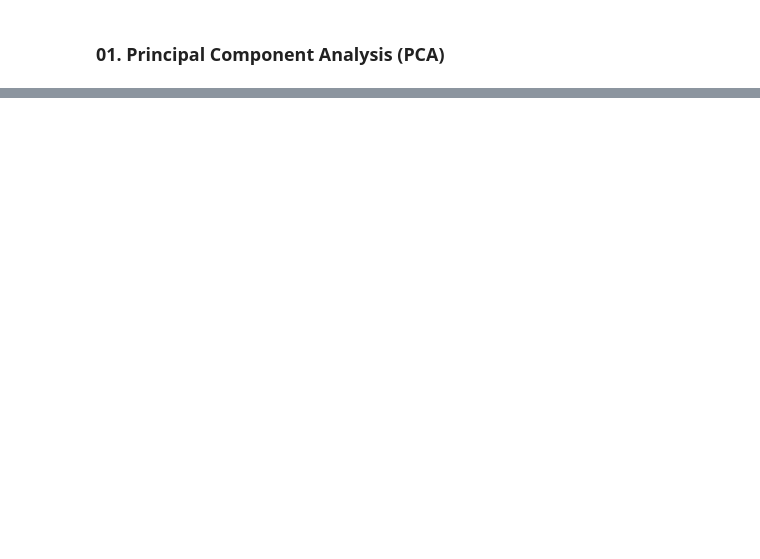
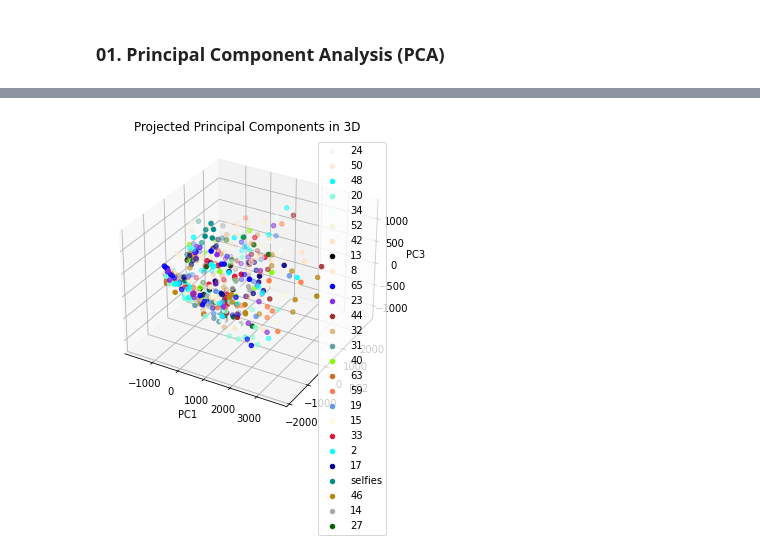
Before and after one commit to tanfiona/FaceRecognitionAnalysis, a Jupyter notebook: ee5907_ca2.ipynb, the cells around one changed output, grey strips where cells are left out. Saved outputs shown, nothing was run; the diff lists cells and outputs as text; code cells hidden in the pictures; blank space fills up the shorter version.

```diff
--- a/ee5907_ca2.ipynb
+++ b/ee5907_ca2.ipynb
@@ -86,0 +229,6 @@ print(pca.singular_values_)
+# %%
+# visualise projected data vector in 3d plot
+plot_2d_or_3d(x_pca_3d, train_specific_labels, title_name='Projected Principal Components in 3D',
+              save_name='PCA_3D_specific.png', x_label='PC1', y_label='PC2', z_label='PC3')
+# %% [output]
+[figure, added]
```
Also changed, not shown: parts of 71 cells of this notebook, 3 other files.
